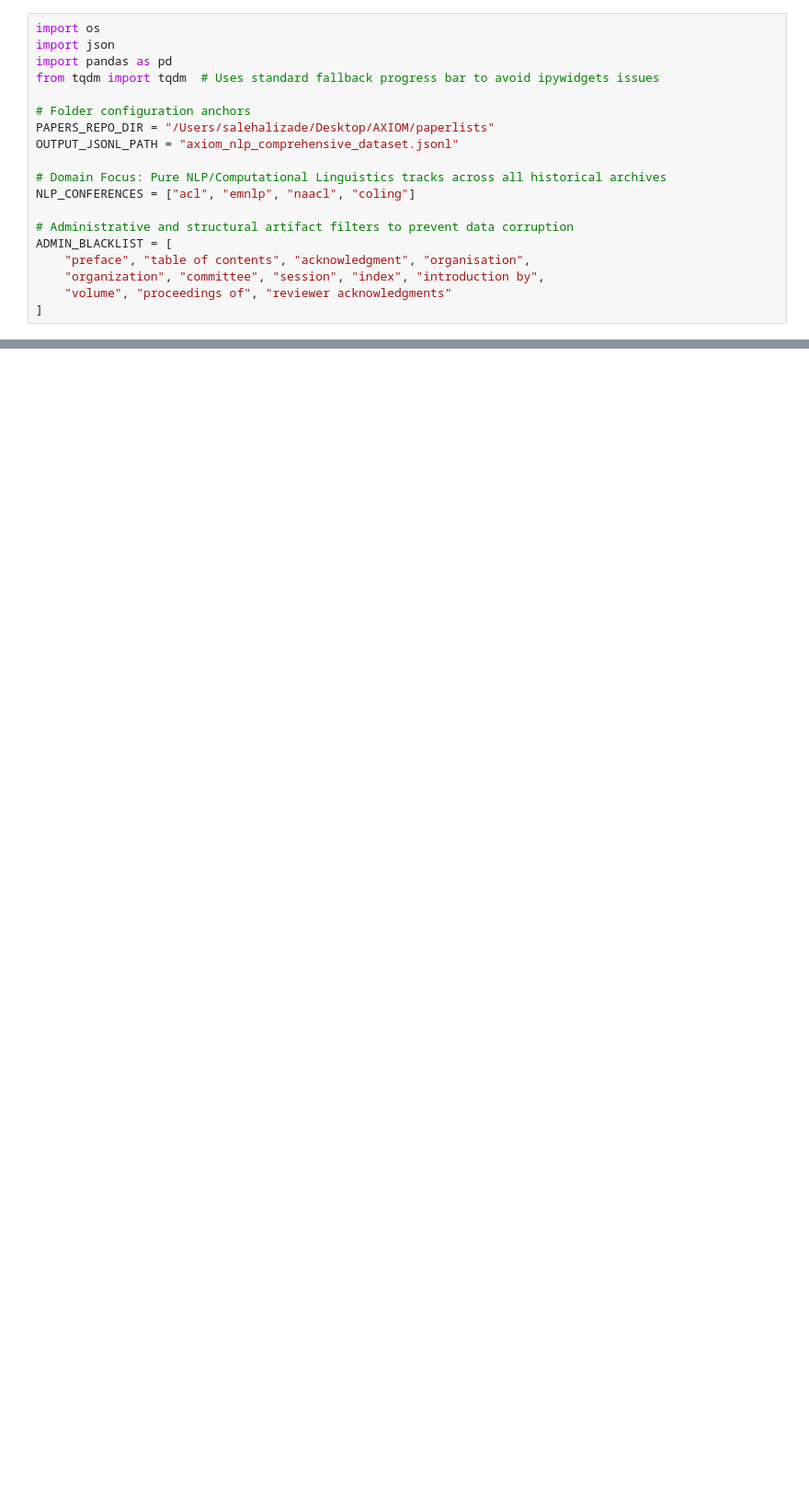
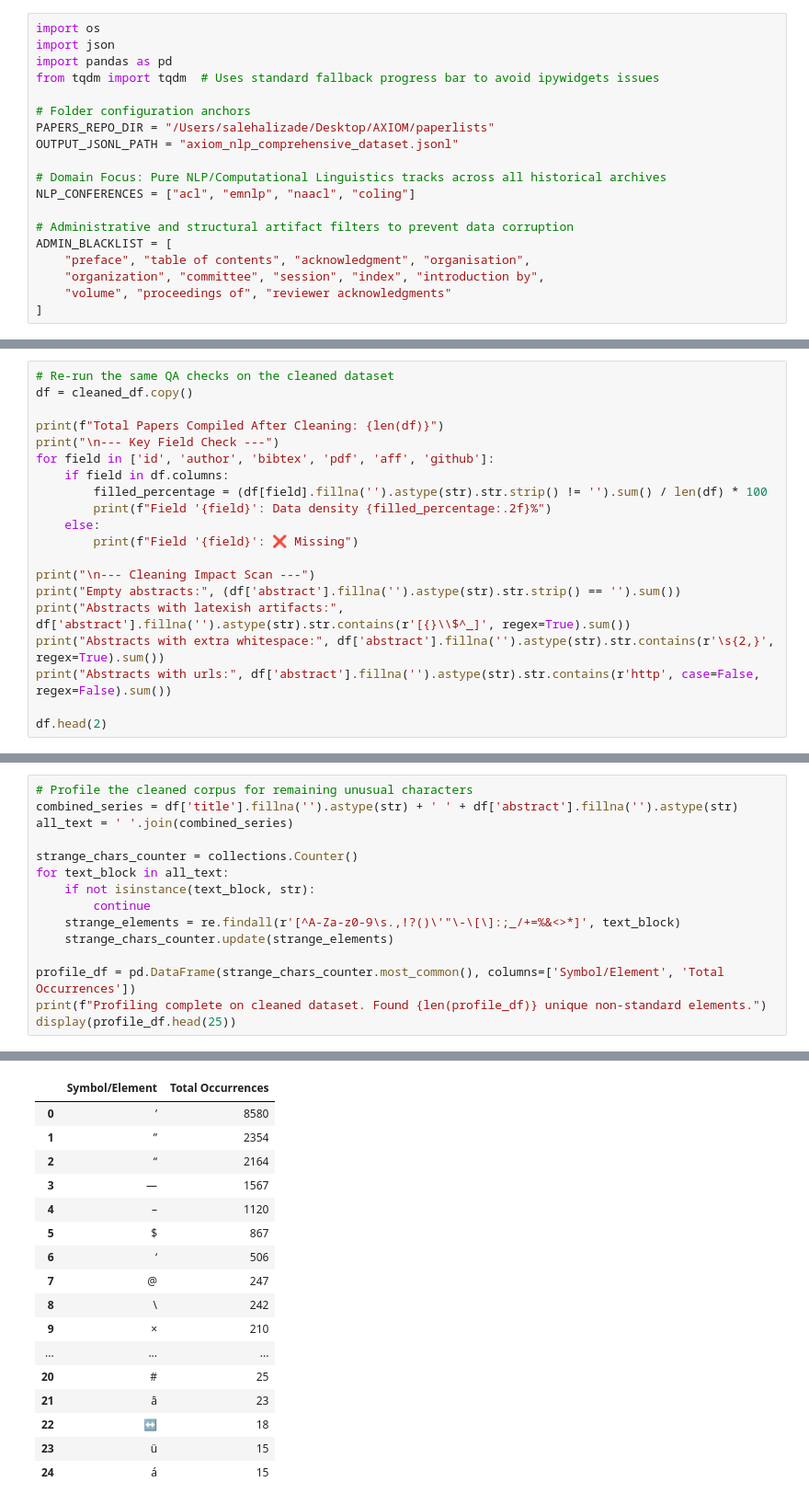
Before and after one commit to alizadasaleh/axiom, a Jupyter notebook: flow.ipynb, the cells around one changed output, grey strips where cells are left out. Shown at 92% size. Cells and saved outputs as stored; diff of their text form; blank space fills up the shorter version.

```diff
--- a/flow.ipynb
+++ b/flow.ipynb
@@ -139,0 +367,20 @@ df.head(1)
+# %%
+# Re-run the same QA checks on the cleaned dataset
+df = cleaned_df.copy()
+
+print(f"Total Papers Compiled After Cleaning: {len(df)}")
+print("\n--- Key Field Check ---")
+for field in ['id', 'author', 'bibtex', 'pdf', 'aff', 'github']:
+    if field in df.columns:
+        filled_percentage = (df[field].fillna('').astype(str).str.strip() != '').sum() / len(df) * 100
+        print(f"Field '{field}': Data density {filled_percentage:.2f}%")
+    else:
+        print(f"Field '{field}': ❌ Missing")
+
+print("\n--- Cleaning Impact Scan ---")
+print("Empty abstracts:", (df['abstract'].fillna('').astype(str).str.strip() == '').sum())
+print("Abstracts with latexish artifacts:", df['abstract'].fillna('').astype(str).str.contains(r'[{}\\$^_]', regex=True).sum())
+print("Abstracts with extra whitespace:", df['abstract'].fillna('').astype(str).str.contains(r'\s{2,}', regex=True).sum())
+print("Abstracts with urls:", df['abstract'].fillna('').astype(str).str.contains(r'http', case=False, regex=False).sum())
+
+df.head(2)
@@ -139,0 +407,16 @@ df.head(1)
+# %%
+# Profile the cleaned corpus for remaining unusual characters
+combined_series = df['title'].fillna('').astype(str) + ' ' + df['abstract'].fillna('').astype(str)
+all_text = ' '.join(combined_series)
+
+strange_chars_counter = collections.Counter()
+for text_block in all_text:
+    if not isinstance(text_block, str):
+        continue
+    strange_elements = re.findall(r'[^A-Za-z0-9\s.,!?()\'"\-\[\]:;_/+=%&<>*]', text_block)
+    strange_chars_counter.update(strange_elements)
+
+profile_df = pd.DataFrame(strange_chars_counter.most_common(), columns=['Symbol/Element', 'Total Occurrences'])
+print(f"Profiling complete on cleaned dataset. Found {len(profile_df)} unique non-standard elements.")
+display(profile_df.head(25))
+# %% [output]
@@ -139,0 +424,17 @@ df.head(1)
+|  | Symbol/Element | Total Occurrences |
+| 0 | ’ | 8580 |
+| 1 | ” | 2354 |
+| 2 | “ | 2164 |
+| 3 | — | 1567 |
+| 4 | – | 1120 |
+| 5 | $ | 867 |
+| 6 | ‘ | 506 |
+| 7 | @ | 247 |
+| 8 | \ | 242 |
+| 9 | × | 210 |
+| ... | ... | ... |
+| 20 | # | 25 |
+| 21 | ā | 23 |
+| 22 | ↔ | 18 |
+| 23 | ü | 15 |
+| 24 | á | 15 |
```
Also changed, not shown: parts of 16 cells of this notebook, 2 other files.
